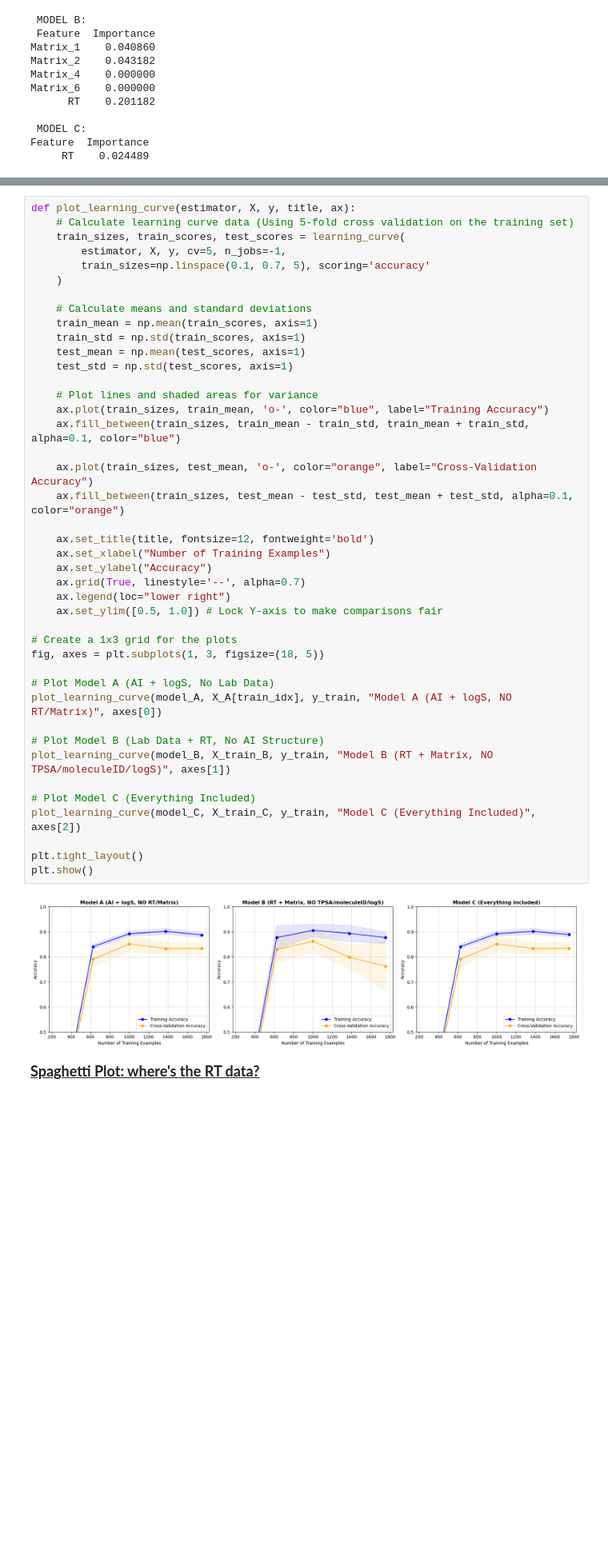
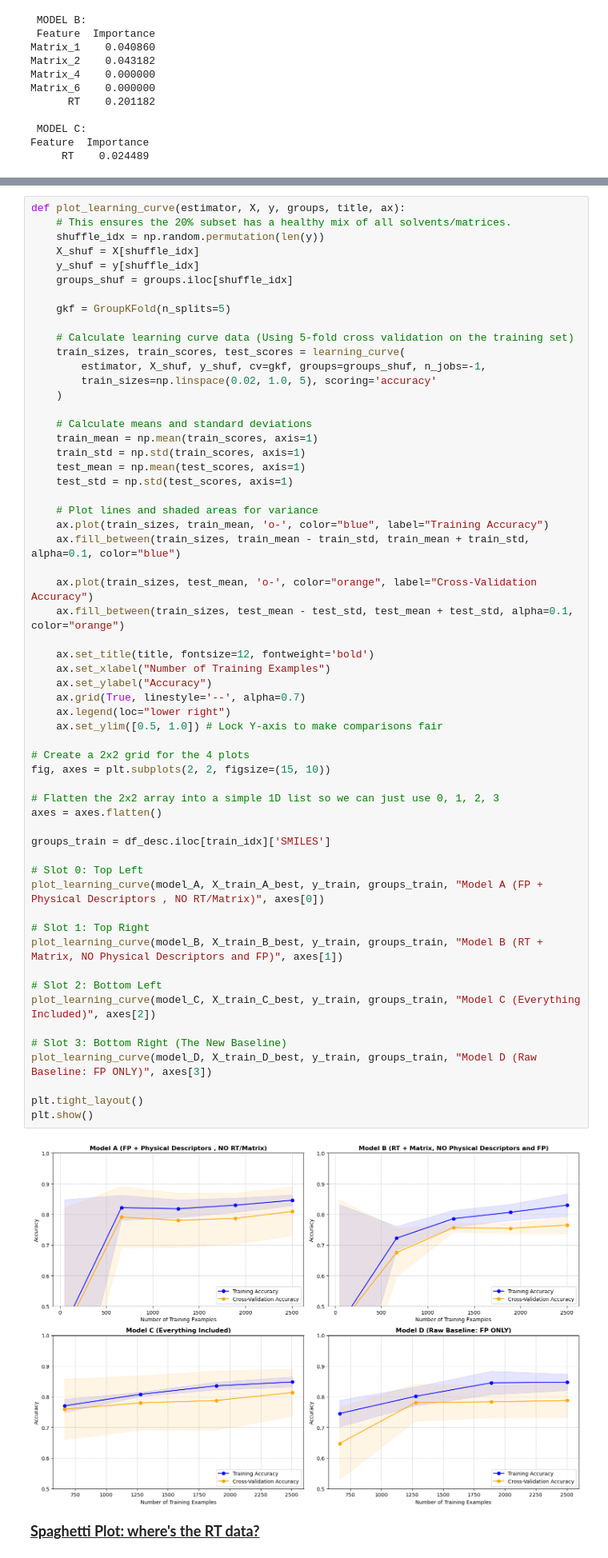
Before and after one commit to swisscatplus/solubility_prediction_nmr, a Jupyter notebook: src/dev/rt_prediction.ipynb, the cells around one changed output, grey strips where cells are left out. Shown at 80% size. Drawn from its saved outputs; the diff is of its cells as text; blank space fills up the shorter version.

Commit message:
plotted models ABC, created model D and plotted too, rt*matrix idea and now plot

```diff
--- a/src/dev/rt_prediction.ipynb
+++ b/src/dev/rt_prediction.ipynb
@@ -1630,47 +1692,63 @@ Feature  Importance
 # %%
-def plot_learning_curve(estimator, X, y, title, ax):
+def plot_learning_curve(estimator, X, y, groups, title, ax):
+    # This ensures the 20% subset has a healthy mix of all solvents/matrices.
+    shuffle_idx = np.random.permutation(len(y))
+    X_shuf = X[shuffle_idx]
+    y_shuf = y[shuffle_idx]
+    groups_shuf = groups.iloc[shuffle_idx]
+
+    gkf = GroupKFold(n_splits=5)
+
     # Calculate learning curve data (Using 5-fold cross validation on the training set)
     train_sizes, train_scores, test_scores = learning_curve(
-        estimator, X, y, cv=5, n_jobs=-1,
-        train_sizes=np.linspace(0.1, 0.7, 5), scoring='accuracy'
+        estimator, X_shuf, y_shuf, cv=gkf, groups=groups_shuf, n_jobs=-1,
+        train_sizes=np.linspace(0.02, 1.0, 5), scoring='accuracy'
     )
 
     # Calculate means and standard deviations
     train_mean = np.mean(train_scores, axis=1)
     train_std = np.std(train_scores, axis=1)
     test_mean = np.mean(test_scores, axis=1)
     test_std = np.std(test_scores, axis=1)
 
     # Plot lines and shaded areas for variance
     ax.plot(train_sizes, train_mean, 'o-', color="blue", label="Training Accuracy")
     ax.fill_between(train_sizes, train_mean - train_std, train_mean + train_std, alpha=0.1, color="blue")
 
     ax.plot(train_sizes, test_mean, 'o-', color="orange", label="Cross-Validation Accuracy")
     ax.fill_between(train_sizes, test_mean - test_std, test_mean + test_std, alpha=0.1, color="orange")
 
     ax.set_title(title, fontsize=12, fontweight='bold')
     ax.set_xlabel("Number of Training Examples")
     ax.set_ylabel("Accuracy")
     ax.grid(True, linestyle='--', alpha=0.7)
     ax.legend(loc="lower right")
     ax.set_ylim([0.5, 1.0]) # Lock Y-axis to make comparisons fair
 
-# Create a 1x3 grid for the plots
-fig, axes = plt.subplots(1, 3, figsize=(18, 5))
+# Create a 2x2 grid for the 4 plots
+fig, axes = plt.subplots(2, 2, figsize=(15, 10))
 
-# Plot Model A (AI + logS, No Lab Data)
-plot_learning_curve(model_A, X_A[train_idx], y_train, "Model A (AI + logS, NO RT/Matrix)", axes[0])
+# Flatten the 2x2 array into a simple 1D list so we can just use 0, 1, 2, 3
+axes = axes.flatten()
 
-# Plot Model B (Lab Data + RT, No AI Structure)
-plot_learning_curve(model_B, X_train_B, y_train, "Model B (RT + Matrix, NO TPSA/moleculeID/logS)", axes[1])
+groups_train = df_desc.iloc[train_idx]['SMILES']
 
-# Plot Model C (Everything Included)
-plot_learning_curve(model_C, X_train_C, y_train, "Model C (Everything Included)", axes[2])
+# Slot 0: Top Left
+plot_learning_curve(model_A, X_train_A_best, y_train, groups_train, "Model A (FP + Physical Descriptors , NO RT/Matrix)", axes[0])
+
+# Slot 1: Top Right
+plot_learning_curve(model_B, X_train_B_best, y_train, groups_train, "Model B (RT + Matrix, NO Physical Descriptors and FP)", axes[1])
+
+# Slot 2: Bottom Left
+plot_learning_curve(model_C, X_train_C_best, y_train, groups_train, "Model C (Everything Included)", axes[2])
+
+# Slot 3: Bottom Right (The New Baseline)
+plot_learning_curve(model_D, X_train_D_best, y_train, groups_train, "Model D (Raw Baseline: FP ONLY)", axes[3])
 
 plt.tight_layout()
 plt.show()
 # %% [output]
-[figure, old version]
+[figure, new version]
 # %% [markdown]
 **<u><span style="font-size:18px">Spaghetti Plot: where's the RT data?</span><u>**
 # %% [markdown]
```
Also changed, not shown: parts of 22 cells of this notebook, 3 other files.
